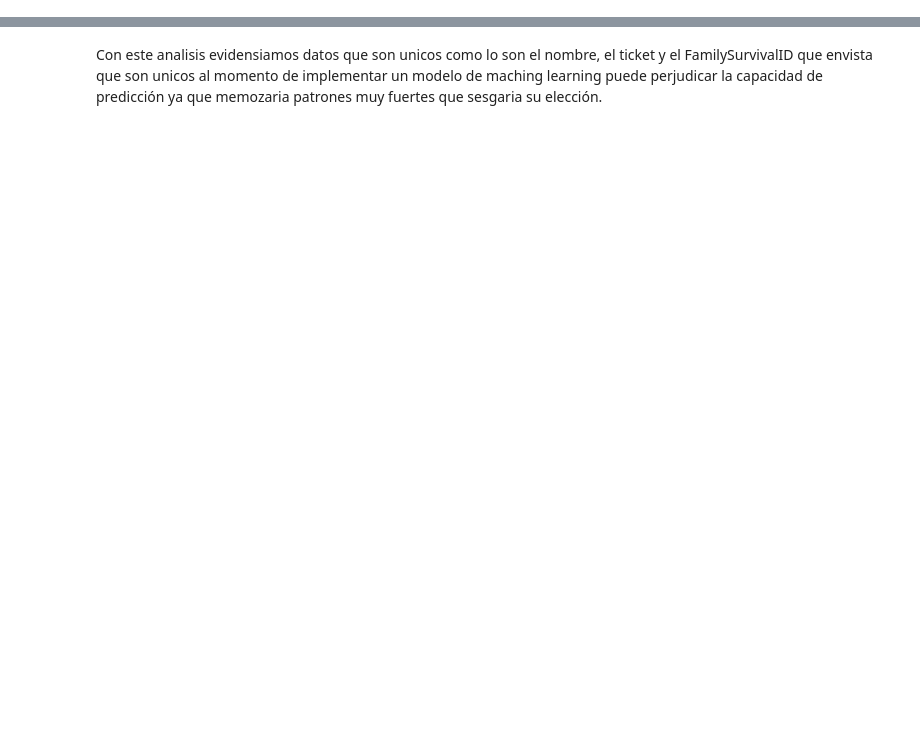
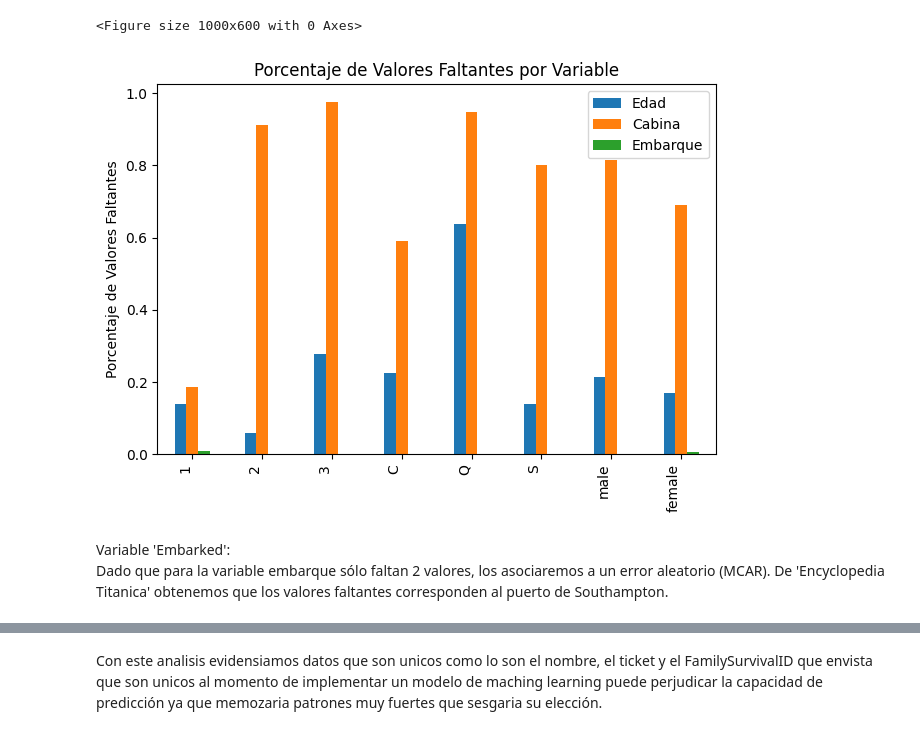
Before and after one commit to fernanda8371/titanic-ml-project, a Jupyter notebook: notebooks/02_Preprocessing.ipynb, the cells around one changed output, grey strips where cells are left out. Saved outputs shown, nothing was run; the diff lists cells and outputs as text; code cells hidden in the pictures; blank space fills up the shorter version.

```diff
--- a/notebooks/02_Preprocessing.ipynb
+++ b/notebooks/02_Preprocessing.ipynb
@@ -8,0 +49,66 @@ titanic = pd.read_csv(r"..\data\Titanic-Dataset.csv")
+# %%
+# Totales
+totales_prim = df[df['Pclass'] == 1].shape[0]
+totales_seg = df[df['Pclass'] == 2].shape[0]
+totales_ter = df[df['Pclass'] == 3].shape[0]
+totales_C = df[df['Embarked'] == 'C'].shape[0]
+totales_Q = df[df['Embarked'] == 'Q'].shape[0]
+totales_S = df[df['Embarked'] == 'S'].shape[0]
+totales_male = df[df['Sex'] == 'male'].shape[0]
+totales_female = df[df['Sex'] == 'female'].shape[0]
+
+# Porcentaje de Edades faltantes
+e_f_prim = df[(df['Pclass'] == 1) & (df['Age'].isna())].shape[0] / totales_prim
+e_f_seg = df[(df['Pclass'] == 2) & (df['Age'].isna())].shape[0] / totales_seg
+e_f_ter = df[(df['Pclass'] == 3)  & df['Age'].isna()].shape[0] / totales_ter
+e_f_C = df[(df['Embarked'] == 'C') & df['Age'].isna()].shape[0] / totales_C
+e_f_Q = df[(df['Embarked'] == 'Q') & df['Age'].isna()].shape[0] / totales_Q
+e_f_S = df[(df['Embarked'] == 'S') & df['Age'].isna()].shape[0] / totales_S
+e_f_male = df[(df['Sex'] == 'male') & df['Age'].isna()].shape[0] / totales_male
+e_f_female = df[(df['Sex'] == 'female') & df['Age'].isna()].shape[0] / totales_female
+
+# Porcentaje de Cabinas faltantes
+c_f_prim = df[(df['Pclass'] == 1) & df['Cabin'].isna()].shape[0] / totales_prim
+c_f_seg = df[(df['Pclass'] == 2) & df['Cabin'].isna()].shape[0] / totales_seg
+c_f_ter = df[(df['Pclass'] == 3)  & df['Cabin'].isna()].shape[0] / totales_ter
+c_f_C = df[(df['Embarked'] == 'C') & df['Cabin'].isna()].shape[0] / totales_C
+c_f_Q = df[(df['Embarked'] == 'Q') & df['Cabin'].isna()].shape[0] / totales_Q
+c_f_S = df[(df['Embarked'] == 'S') & df['Cabin'].isna()].shape[0] / totales_S
+c_f_male = df[(df['Sex'] == 'male') & df['Cabin'].isna()].shape[0] / totales_male
+c_f_female = df[(df['Sex'] == 'female') & df['Cabin'].isna()].shape[0] / totales_female
+
+# Porcentaje de Embarque faltante
+emb_f_prim = df[(df['Pclass'] == 1) & df['Embarked'].isna()].shape[0] / totales_prim
+emb_f_seg = df[(df['Pclass'] == 2) & df['Embarked'].isna()].shape[0] / totales_seg
+emb_f_ter = df[(df['Pclass'] == 3)  & df['Embarked'].isna()].shape[0] / totales_ter
+emb_f_C = df[(df['Embarked'] == 'C') & df['Embarked'].isna()].shape[0] / totales_C
+emb_f_Q = df[(df['Embarked'] == 'Q') & df['Embarked'].isna()].shape[0] / totales_Q
+emb_f_S = df[(df['Embarked'] == 'S') & df['Embarked'].isna()].shape[0] / totales_S
+emb_f_male = df[(df['Sex'] == 'male') & df['Embarked'].isna()].shape[0] / totales_male
+emb_f_female = df[(df['Sex'] == 'female') & df['Embarked'].isna()].shape[0] / totales_female
+
+missing = pd.DataFrame({
+    '1': [e_f_prim, c_f_prim, emb_f_prim],
+    '2': [e_f_seg, c_f_seg, emb_f_seg],
+    '3': [e_f_ter, c_f_ter, emb_f_ter],
+    'C': [e_f_C, c_f_C, emb_f_C],
+    'Q': [e_f_Q, c_f_Q, emb_f_Q],
+    'S': [e_f_S, c_f_S, emb_f_S],
+    'male': [e_f_male, c_f_male, emb_f_male],
+    'female': [e_f_female, c_f_female, emb_f_female]})
+missing.index = ['Edad', 'Cabina', 'Embarque']
+
+plt.figure(figsize=(10, 6))
+missing.T.plot(kind='bar')
+plt.title('Porcentaje de Valores Faltantes por Variable')
+plt.ylabel('Porcentaje de Valores Faltantes')
+plt.xticks(ha='right')
+plt.tight_layout()
+figure_m = plt.gcf()
+plt.show()
+# %% [output]
+<Figure size 1000x600 with 0 Axes>
+[figure, added]
+# %% [markdown]
+Variable 'Embarked': \
+Dado que para la variable embarque sólo faltan 2 valores, los asociaremos a un error aleatorio (MCAR). De 'Encyclopedia Titanica' obtenemos que los valores faltantes corresponden al puerto de Southampton.
```
Also changed, not shown: parts of 39 cells of this notebook, 1 other file.
